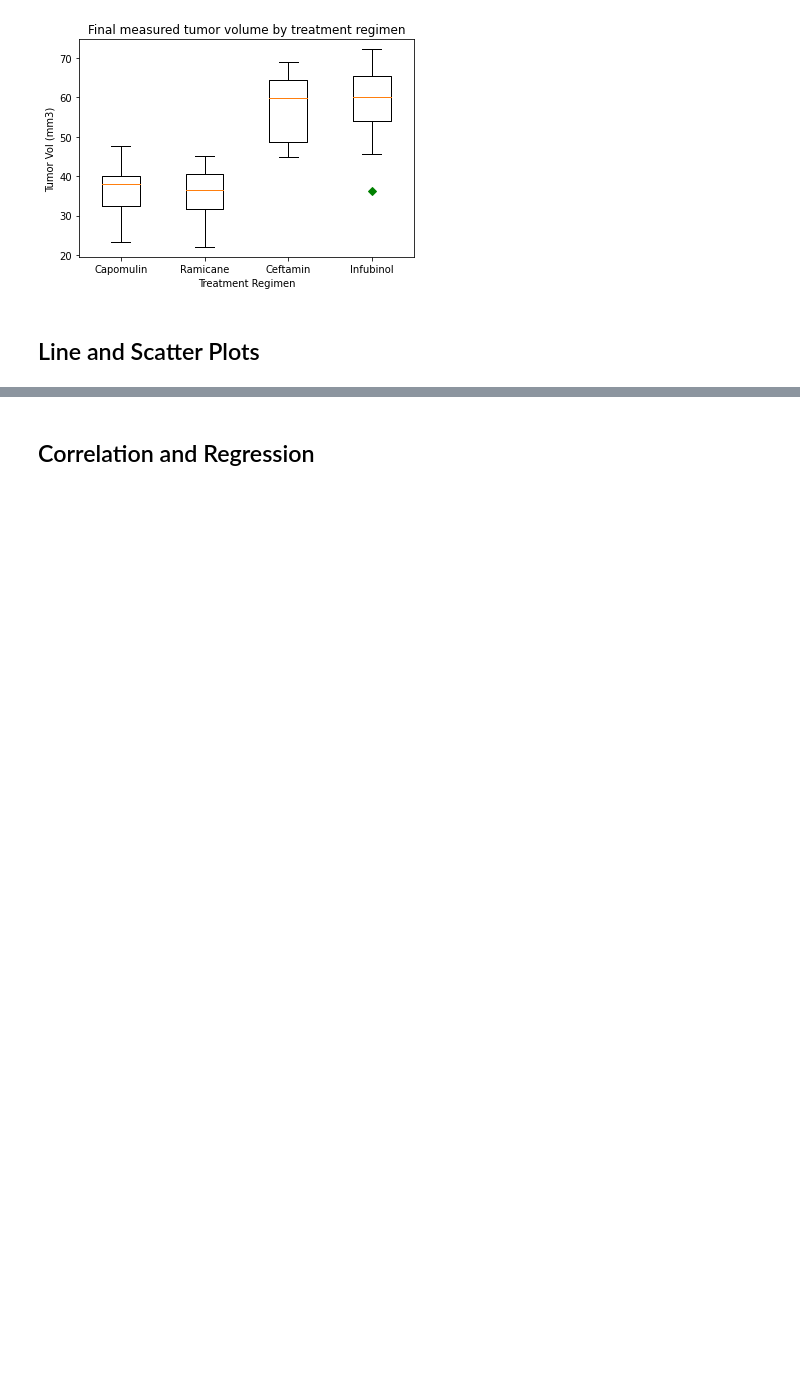
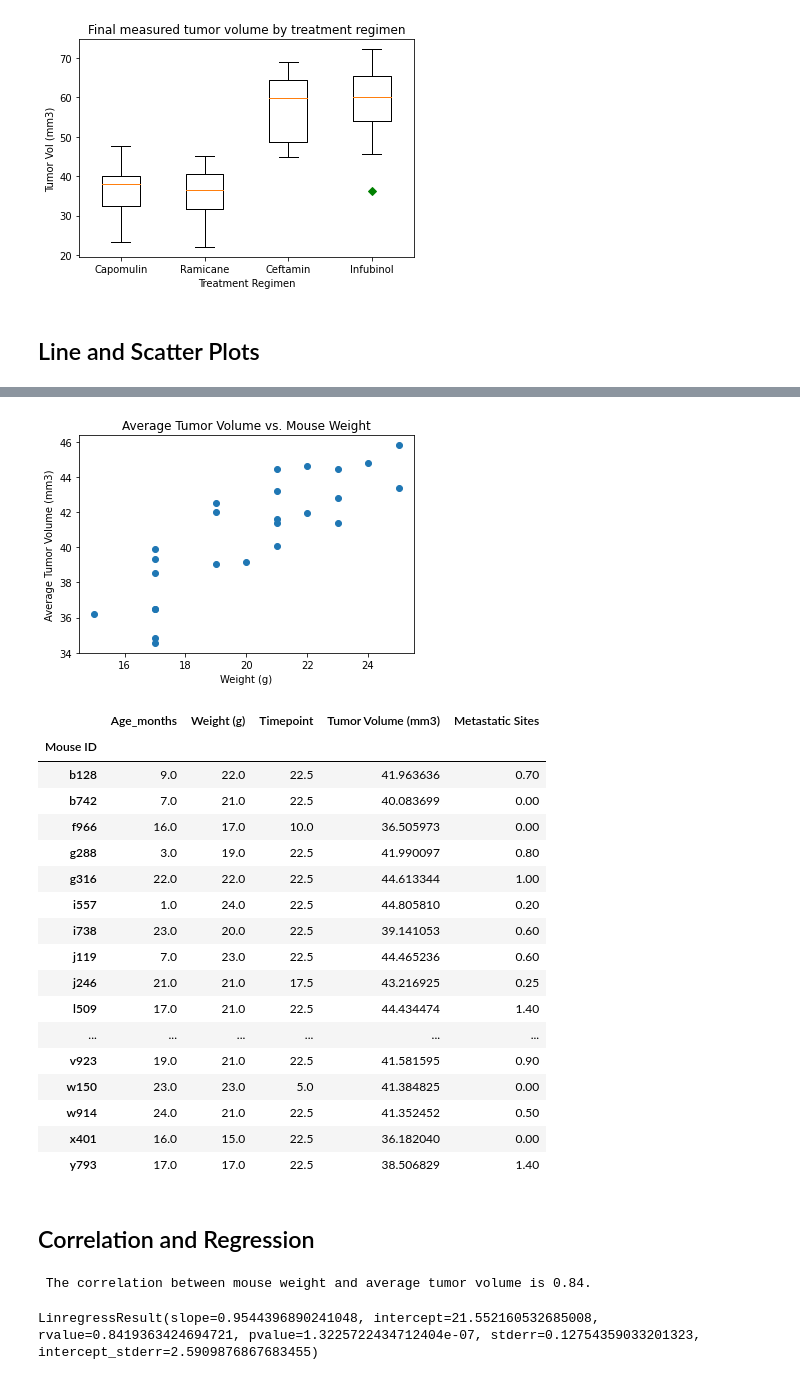
Before and after one commit to Dortilla/MatPlotLibChallenge, a Jupyter notebook: Pymaceuticals/pymaceuticals_starter.ipynb, the cells around one changed output, grey strips where cells are left out. Drawn from its saved outputs; the diff is of its cells as text; code cells hidden in the pictures; blank space fills up the shorter version.

Commit message:
Finished Correlation and Regression

```diff
--- a/Pymaceuticals/pymaceuticals_starter.ipynb
+++ b/Pymaceuticals/pymaceuticals_starter.ipynb
@@ -323,5 +335,49 @@ plt.show()
+# %%
+# Generate a scatter plot of average tumor volume vs. mouse weight for the Capomulin regimen
+# use .loc() to create DataFrame of drug regimen 'Capomulin'
+capo_df = cleaned_df_v2.loc[cleaned_df_v2['Drug Regimen'] == 'Capomulin',:]
+# use .groupby() and .mean() to create DataFrame
+capo_avg = capo_df.groupby(['Mouse ID']).mean()
+
+# create scatter plot by calling from capo_avg DataFrame
+plt.scatter(capo_avg['Weight (g)'], capo_avg['Tumor Volume (mm3)'])
+plt.title('Average Tumor Volume vs. Mouse Weight')
+plt.xlabel('Weight (g)')
+plt.ylabel('Average Tumor Volume (mm3)')
+plt.savefig('scatterplot')
+plt.show()
+capo_avg
+# %% [output]
+[figure, added]
+|  | Age_months | Weight (g) | Timepoint | Tumor Volume (mm3) | Metastatic Sites |
+| Mouse ID |  |  |  |  |  |
+| b128 | 9.0 | 22.0 | 22.5 | 41.963636 | 0.70 |
+| b742 | 7.0 | 21.0 | 22.5 | 40.083699 | 0.00 |
+| f966 | 16.0 | 17.0 | 10.0 | 36.505973 | 0.00 |
+| g288 | 3.0 | 19.0 | 22.5 | 41.990097 | 0.80 |
+| g316 | 22.0 | 22.0 | 22.5 | 44.613344 | 1.00 |
+| i557 | 1.0 | 24.0 | 22.5 | 44.805810 | 0.20 |
+| i738 | 23.0 | 20.0 | 22.5 | 39.141053 | 0.60 |
+| j119 | 7.0 | 23.0 | 22.5 | 44.465236 | 0.60 |
+| j246 | 21.0 | 21.0 | 17.5 | 43.216925 | 0.25 |
+| l509 | 17.0 | 21.0 | 22.5 | 44.434474 | 1.40 |
+| ... | ... | ... | ... | ... | ... |
+| v923 | 19.0 | 21.0 | 22.5 | 41.581595 | 0.90 |
+| w150 | 23.0 | 23.0 | 5.0 | 41.384825 | 0.00 |
+| w914 | 24.0 | 21.0 | 22.5 | 41.352452 | 0.50 |
+| x401 | 16.0 | 15.0 | 22.5 | 36.182040 | 0.00 |
+| y793 | 17.0 | 17.0 | 22.5 | 38.506829 | 1.40 |
 # %% [markdown]
 ## Correlation and Regression
 # %%
 # Calculate the correlation coefficient and linear regression model
 # for mouse weight and average tumor volume for the Capomulin regimen
+corr = round(st.pearsonr(capo_avg['Weight (g)'], capo_avg['Tumor Volume (mm3)'])[0],2)
+print(f" The correlation between mouse weight and average tumor volume is {corr}.")
+# %% [output]
+ The correlation between mouse weight and average tumor volume is 0.84.
+# %%
+regress = st.linregress(capo_avg['Weight (g)'], capo_avg['Tumor Volume (mm3)'])
+regress
+# %% [output]
+LinregressResult(slope=0.9544396890241048, intercept=21.552160532685008, rvalue=0.8419363424694721, pvalue=1.3225722434712404e-07, stderr=0.12754359033201323, intercept_stderr=2.5909876867683455)
```
Also changed, not shown: parts of 5 cells of this notebook, 4 other files.
